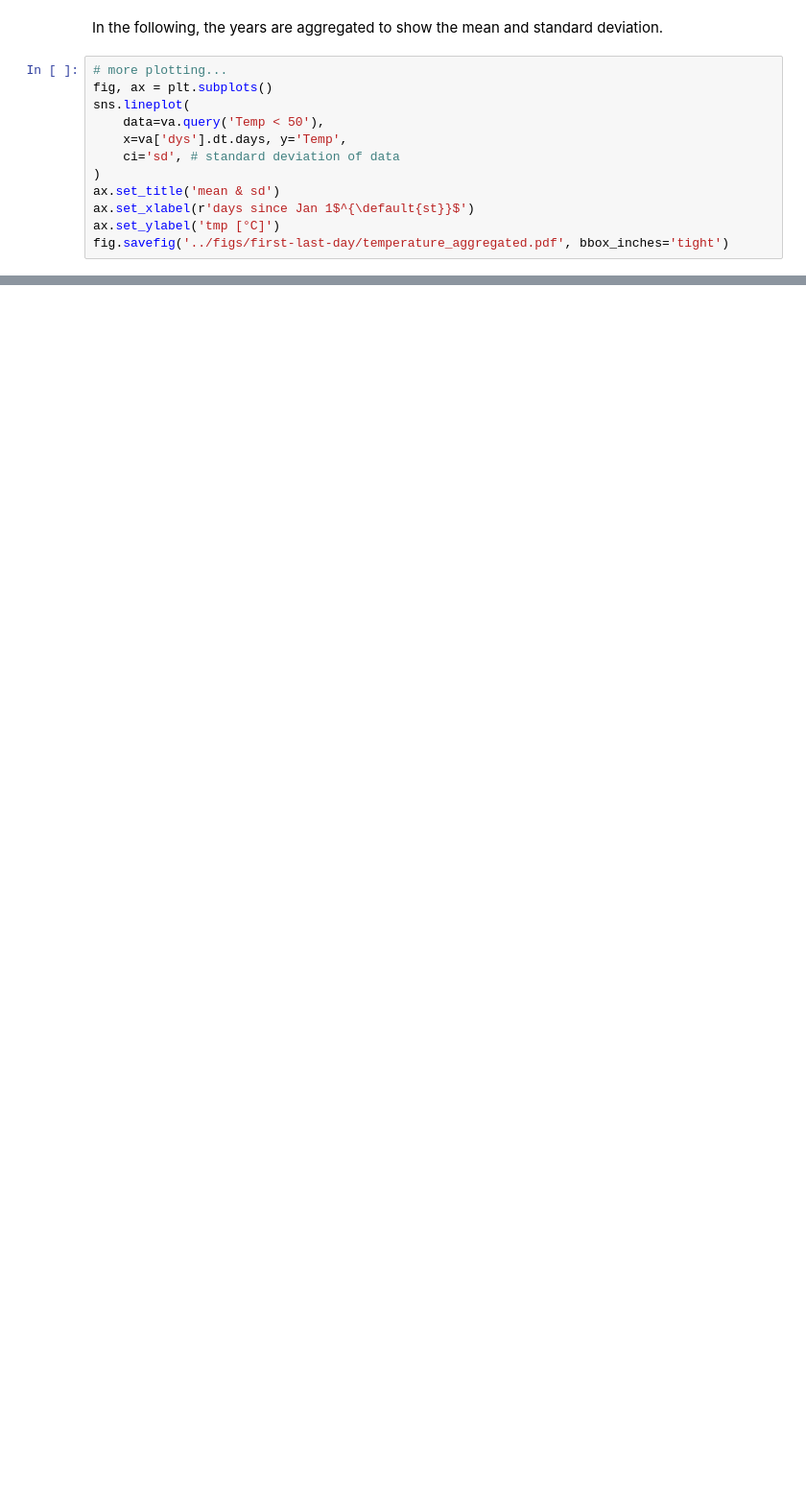
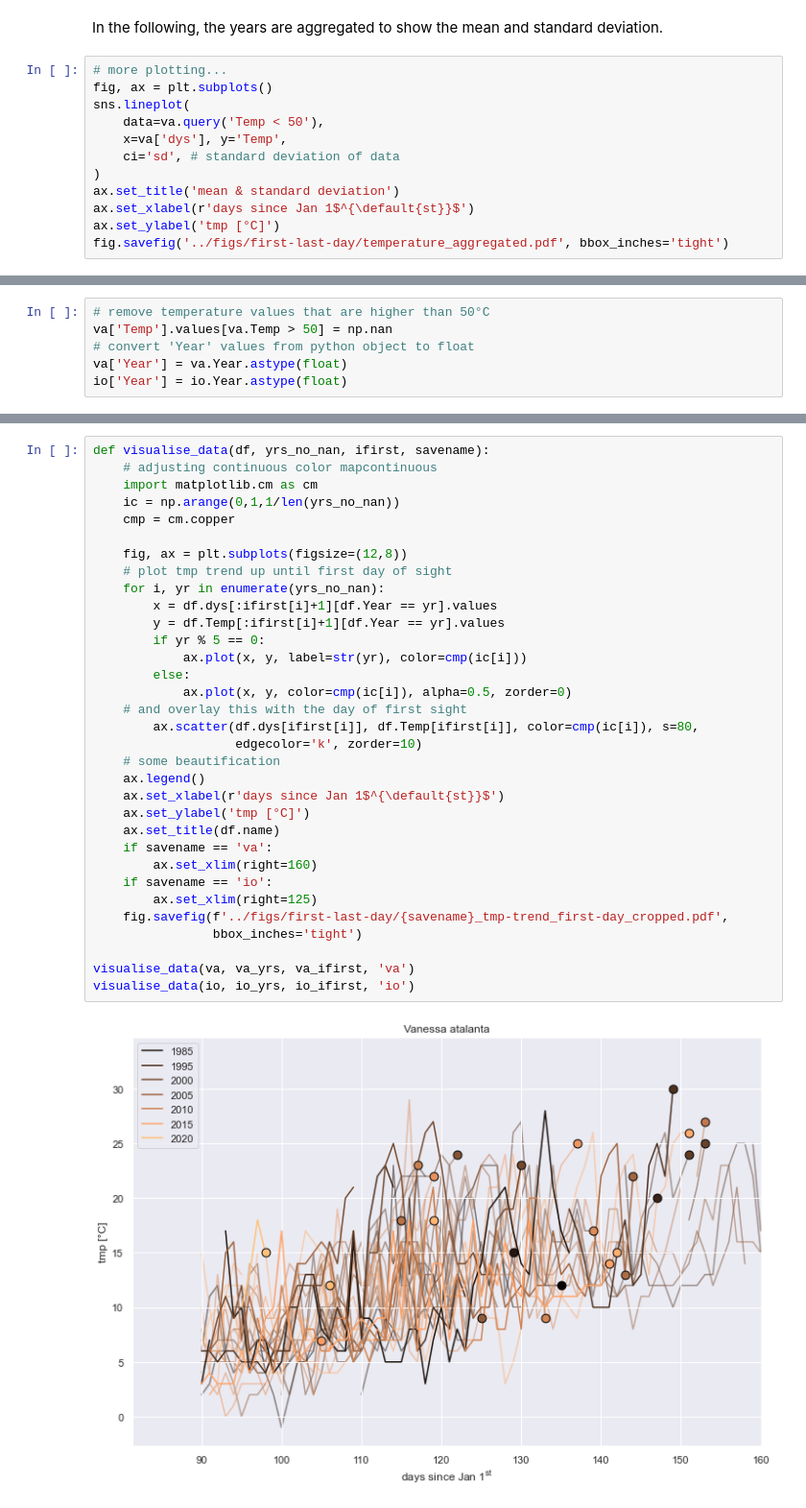
Before and after one commit to gtlab-barcelona/robert, a Jupyter notebook: code/first-last-day.ipynb, the cells around one changed output, grey strips where cells are left out. Shown at 96% size. Cells and saved outputs as stored; diff of their text form; blank space fills up the shorter version.

```diff
--- a/code/first-last-day.ipynb
+++ b/code/first-last-day.ipynb
@@ -64,10 +65,10 @@ In the following, the years are aggregated to show the mean and standard deviati
 fig, ax = plt.subplots()
 sns.lineplot(
     data=va.query('Temp < 50'),
-    x=va['dys'].dt.days, y='Temp',
+    x=va['dys'], y='Temp',
     ci='sd', # standard deviation of data
 )
-ax.set_title('mean & sd')
+ax.set_title('mean & standard deviation')
 ax.set_xlabel(r'days since Jan 1$^{\default{st}}$')
 ax.set_ylabel('tmp [°C]')
 fig.savefig('../figs/first-last-day/temperature_aggregated.pdf', bbox_inches='tight')
@@ -75,0 +81,6 @@ fig.savefig('../figs/first-last-day/temperature_aggregated.pdf', bbox_inches='ti
+# %%
+# remove temperature values that are higher than 50°C
+va['Temp'].values[va.Temp > 50] = np.nan
+# convert 'Year' values from python object to float
+va['Year'] = va.Year.astype(float)
+io['Year'] = io.Year.astype(float)
@@ -75,0 +126,35 @@ fig.savefig('../figs/first-last-day/temperature_aggregated.pdf', bbox_inches='ti
+# %%
+def visualise_data(df, yrs_no_nan, ifirst, savename):
+    # adjusting continuous color mapcontinuous
+    import matplotlib.cm as cm
+    ic = np.arange(0,1,1/len(yrs_no_nan))
+    cmp = cm.copper
+
+    fig, ax = plt.subplots(figsize=(12,8))
+    # plot tmp trend up until first day of sight
+    for i, yr in enumerate(yrs_no_nan):
+        x = df.dys[:ifirst[i]+1][df.Year == yr].values
+        y = df.Temp[:ifirst[i]+1][df.Year == yr].values
+        if yr % 5 == 0:
+            ax.plot(x, y, label=str(yr), color=cmp(ic[i]))
+        else:
+            ax.plot(x, y, color=cmp(ic[i]), alpha=0.5, zorder=0)
+    # and overlay this with the day of first sight
+        ax.scatter(df.dys[ifirst[i]], df.Temp[ifirst[i]], color=cmp(ic[i]), s=80,
+                   edgecolor='k', zorder=10)
+    # some beautification
+    ax.legend()
+    ax.set_xlabel(r'days since Jan 1$^{\default{st}}$')
+    ax.set_ylabel('tmp [°C]')
+    ax.set_title(df.name)
+    if savename == 'va':
+        ax.set_xlim(right=160)
+    if savename == 'io':
+        ax.set_xlim(right=125)
+    fig.savefig(f'../figs/first-last-day/{savename}_tmp-trend_first-day_cropped.pdf',
+                bbox_inches='tight')
+
+visualise_data(va, va_yrs, va_ifirst, 'va')
+visualise_data(io, io_yrs, io_ifirst, 'io')
+# %% [output]
+[figure, added]
```
Also changed, not shown: parts of 12 cells of this notebook, 10 other files.
